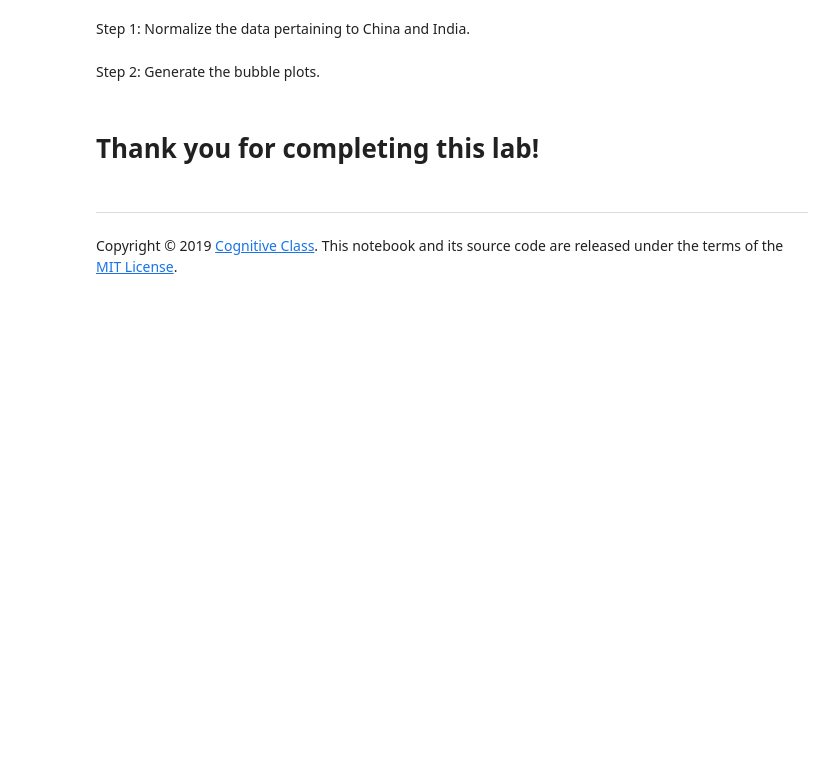
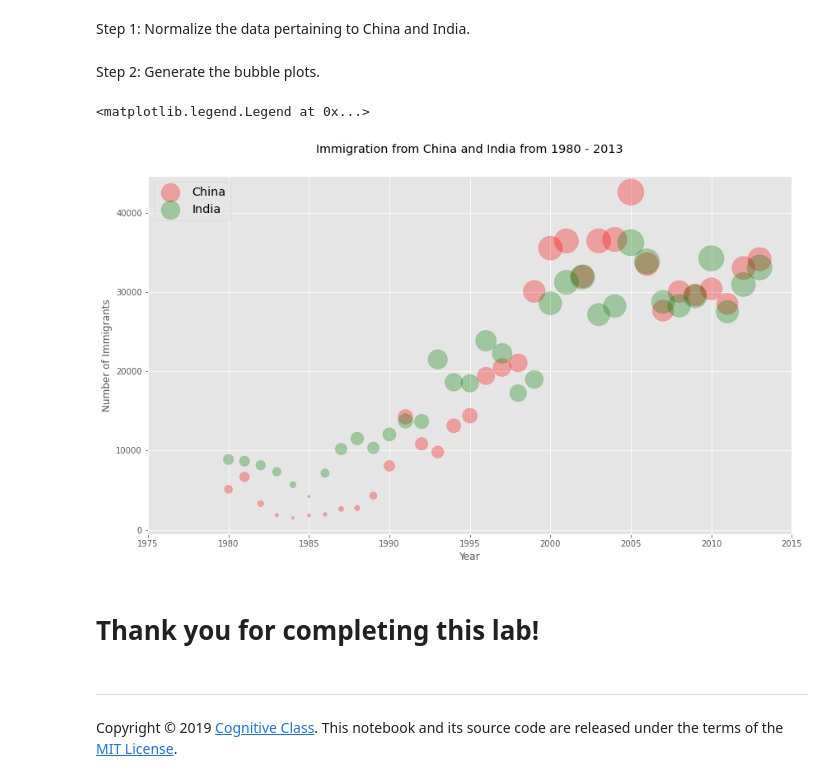
Before and after one commit to farisazizy/data-visualization-assignment, a Jupyter notebook: 1301194003_Visualization_Tools_2_assignment.ipynb, the cells around one changed output. Cells and saved outputs as stored; diff of their text form; code cells hidden in the pictures; blank space fills up the shorter version.

```diff
--- a/1301194003_Visualization_Tools_2_assignment.ipynb
+++ b/1301194003_Visualization_Tools_2_assignment.ipynb
@@ -114,2 +157,11 @@ Step 1: Normalize the data pertaining to China and India.
+# %%
+### type your answer here
+df_can_t = df_can[years].transpose()
+df_can_t.index = map(int, df_can_t.index)
+df_can_t.index.name = 'Year'
+df_can_t.reset_index(inplace=True)
+
+normal_C = (df_can_t['China'] - df_can_t['China'].min()) / (df_can_t['China'].max() - df_can_t['China'].min())
+normal_I = (df_can_t['India'] - df_can_t['India'].min()) / (df_can_t['India'].max() - df_can_t['India'].min())
 # %% [markdown]
 Step 2: Generate the bubble plots.
@@ -118,3 +168,29 @@ Step 2: Generate the bubble plots.
+# %%
+### type your answer here
+
+ax0 = df_can_t.plot(kind='scatter',
+                    x='Year',
+                    y='China',
+                    figsize=(14, 8),
+                    alpha=0.3,
+                    color='red',
+                    s=normal_C * 1000 + 10,
+                    xlim=(1975, 2015)
+                   )
+ax1 = df_can_t.plot(kind='scatter',
+                    x='Year',
+                    y='India',
+                    alpha=0.3,
+                    color="green",
+                    s=normal_I * 1000 + 10,
+                    ax = ax0
+                   )
+ax0.set_ylabel('Number of Immigrants')
+ax0.set_title('Immigration from China and India from 1980 - 2013', y=1.05)
+ax0.legend(['China', 'India'], loc='upper left', fontsize='x-large')
+# %% [output]
+<matplotlib.legend.Legend at 0x...>
+[figure, added]
 # %% [markdown]
 # Thank you for completing this lab!
 # %% [markdown]
```
Also changed, not shown: parts of 11 cells of this notebook, 1 other file.
